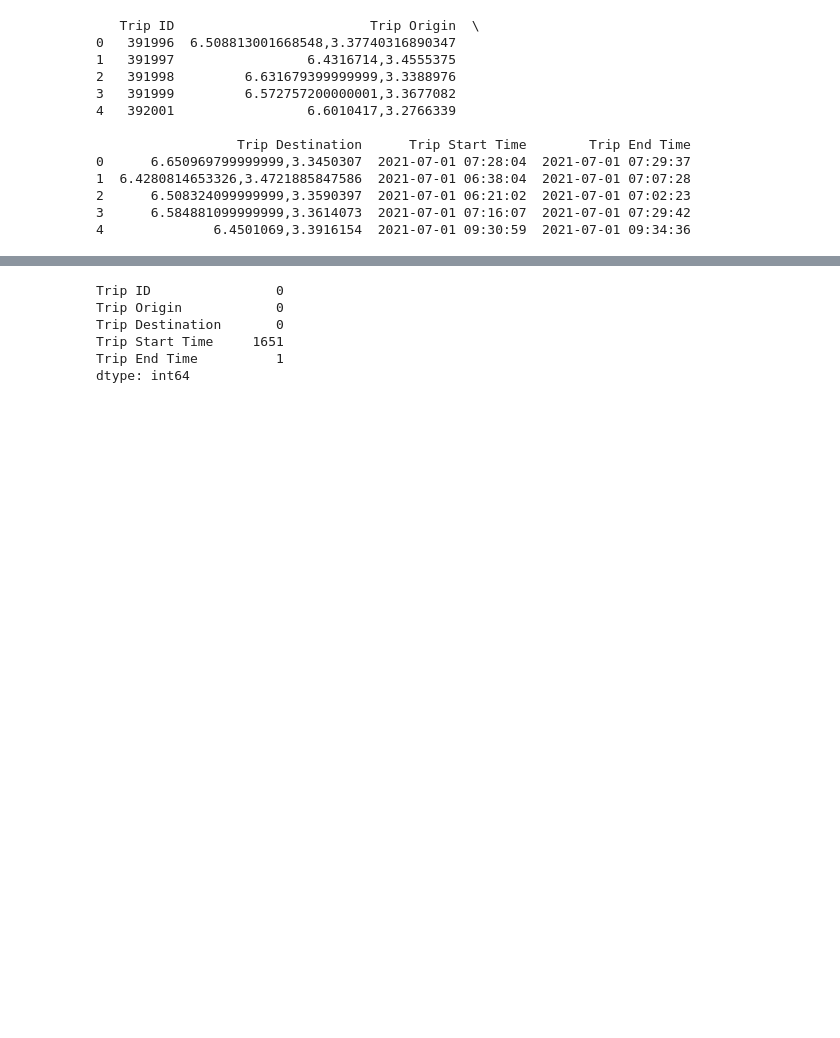
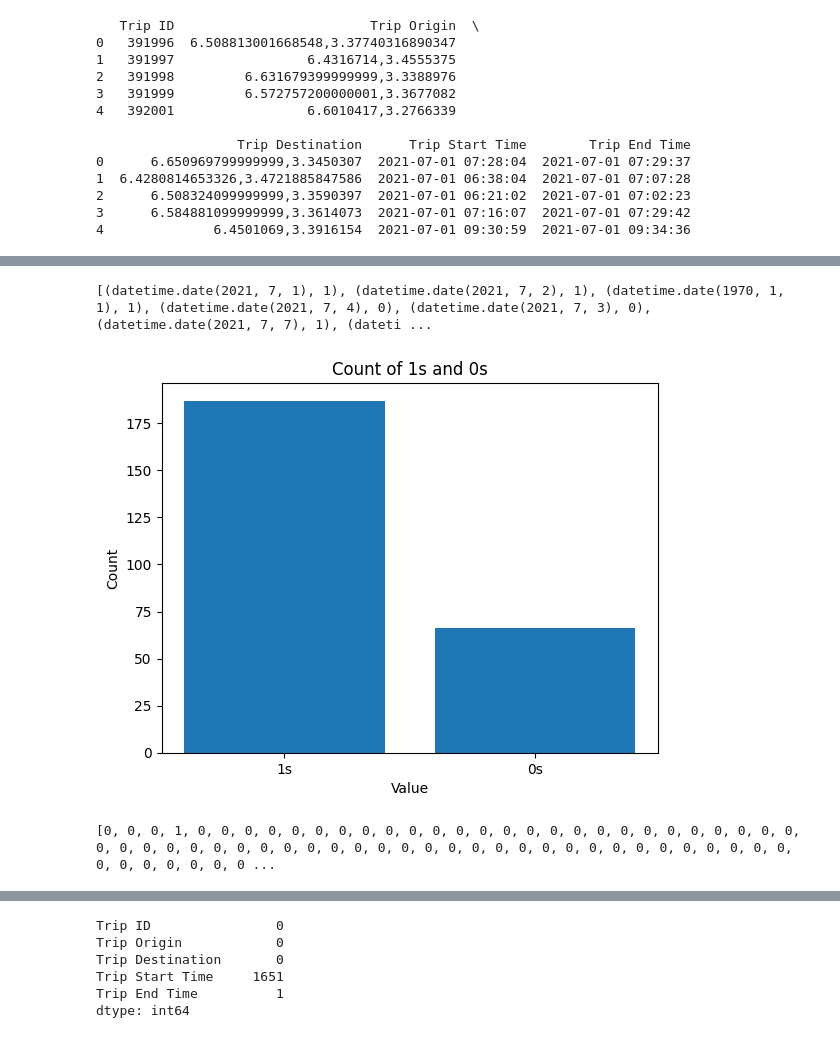
Before and after one commit to Addisu-Alemu/Logistic-optimization-Delivery-drivers-location-optimisation-with-Causal-Inference, a Jupyter notebook: Notebooks/eda.ipynb, the cells around one changed output, grey strips where cells are left out. Drawn from its saved outputs; the diff is of its cells as text; code cells hidden in the pictures; blank space fills up the shorter version.

```diff
--- a/Notebooks/eda.ipynb
+++ b/Notebooks/eda.ipynb
@@ -44,0 +112,38 @@ print(nb_df.head())
+# %%
+# to get weekday and weekend
+import pandas as pd
+import datetime
+
+def is_weekday_or_weekend(unique_dates):
+    weekday_weekend_list = []
+    for date in unique_dates:
+        day = date.weekday()
+        if day < 5:  # 0 = Monday, 1 = Tuesday, 2 = Wednesday, 3 = Thursday, 4 = Friday
+            weekday_weekend_list.append((date, 1))  # weekday
+        else:
+            weekday_weekend_list.append((date, 0))  # weekend
+    return weekday_weekend_list
+# %%
+num_unique_dates = get_unique_dates('../data/nb.csv')
+weekday_weekend_list = is_weekday_or_weekend(unique_dates)
+print(weekday_weekend_list)
+# %% [output]
+[(datetime.date(2021, 7, 1), 1), (datetime.date(2021, 7, 2), 1), (datetime.date(1970, 1, 1), 1), (datetime.date(2021, 7, 4), 0), (datetime.date(2021, 7, 3), 0), (datetime.date(2021, 7, 7), 1), (dateti ...
+# %%
+import matplotlib.pyplot as plt
+
+def plot_weekday_weekend(weekday_weekend_list):
+    ones = sum([value for date, value in weekday_weekend_list])
+    zeros = len(weekday_weekend_list) - ones
+
+    plt.bar(['1s', '0s'], [ones, zeros])
+
+    plt.xlabel('Value')
+    plt.ylabel('Count')
+    plt.title('Count of 1s and 0s')
+    plt.show()
+# %%
+weekday_weekend_list = is_weekday_or_weekend(unique_dates)
+plot_weekday_weekend(weekday_weekend_list)
+# %% [output]
+[figure, added]
@@ -44,0 +162,5 @@ print(nb_df.head())
+# %%
+holiday_list = is_holiday(unique_dates)
+print(holiday_list)
+# %% [output]
+[0, 0, 0, 1, 0, 0, 0, 0, 0, 0, 0, 0, 0, 0, 0, 0, 0, 0, 0, 0, 0, 0, 0, 0, 0, 0, 0, 0, 0, 0, 0, 0, 0, 0, 0, 0, 0, 0, 0, 0, 0, 0, 0, 0, 0, 0, 0, 0, 0, 0, 0, 0, 0, 0, 0, 0, 0, 0, 0, 0, 0, 0, 0, 0, 0, 0, 0 ...
```
Also changed, not shown: parts of 14 cells of this notebook, 15 other files.
